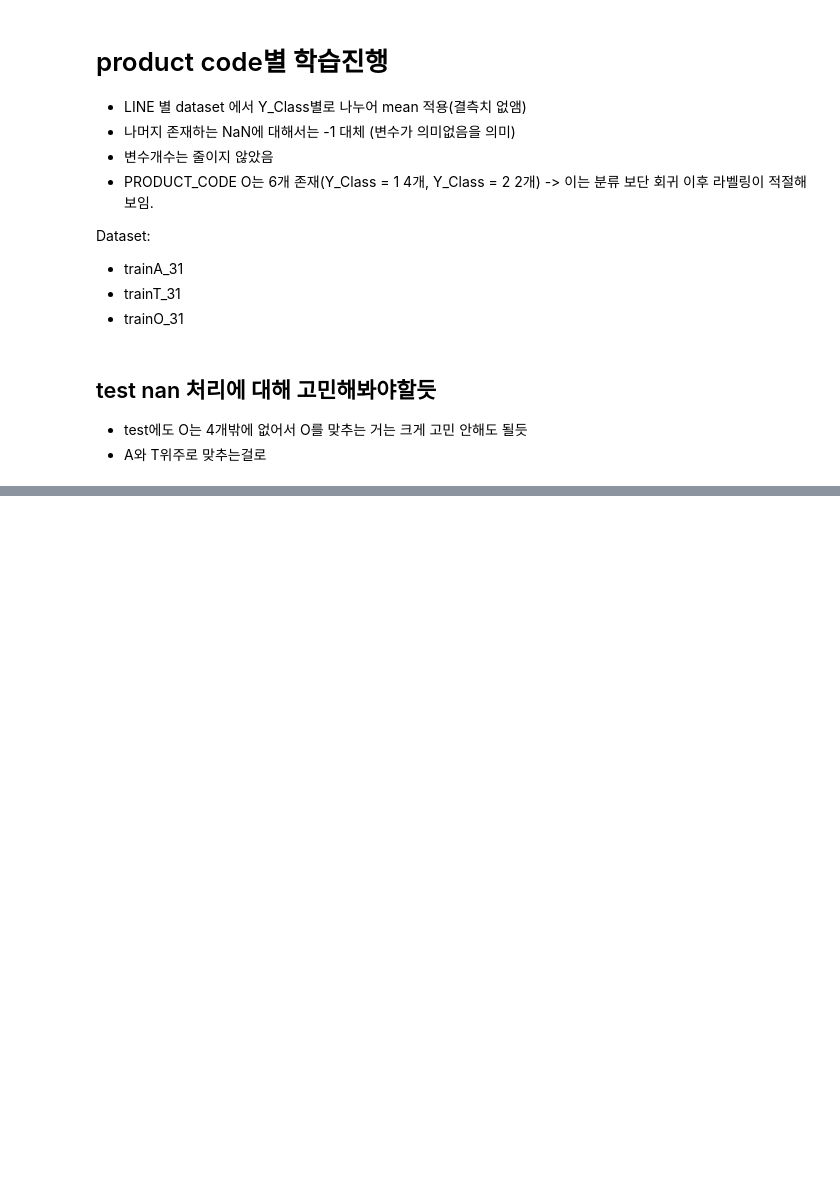
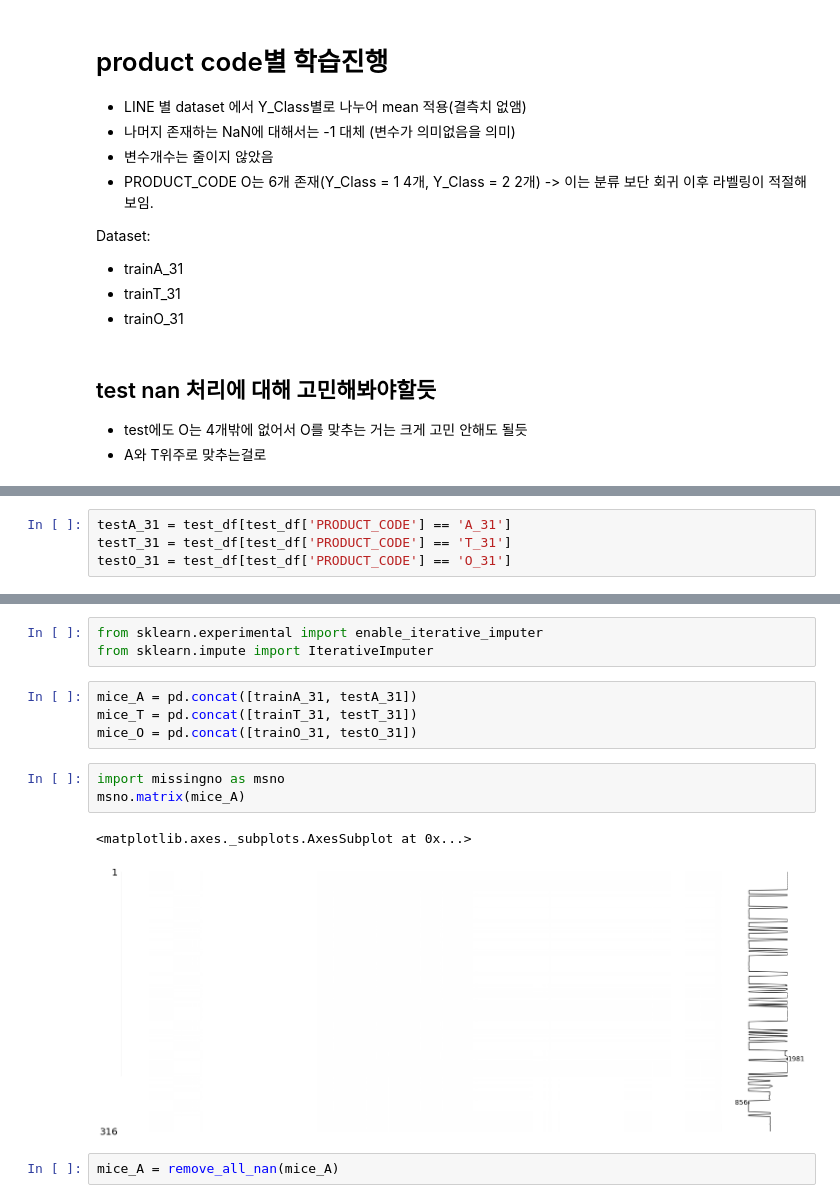
Before and after one commit to jjuhyeok/LG_Aimers2, a Jupyter notebook: EDA/배홍섭/LINE,Y_Class별 mean.ipynb, the cells around one changed output, grey strips where cells are left out. Drawn from its saved outputs; the diff is of its cells as text; blank space fills up the shorter version.

```diff
--- a/EDA/배홍섭/LINE,Y_Class별 mean.ipynb
+++ b/EDA/배홍섭/LINE,Y_Class별 mean.ipynb
@@ -560,0 +494,4 @@ test_df[test_df['PRODUCT_CODE'] == 'O_31']
+# %%
+testA_31 = test_df[test_df['PRODUCT_CODE'] == 'A_31']
+testT_31 = test_df[test_df['PRODUCT_CODE'] == 'T_31']
+testO_31 = test_df[test_df['PRODUCT_CODE'] == 'O_31']
@@ -560,0 +514,15 @@ test_df[test_df['PRODUCT_CODE'] == 'O_31']
+# %%
+from sklearn.experimental import enable_iterative_imputer
+from sklearn.impute import IterativeImputer
+# %%
+mice_A = pd.concat([trainA_31, testA_31])
+mice_T = pd.concat([trainT_31, testT_31])
+mice_O = pd.concat([trainO_31, testO_31])
+# %%
+import missingno as msno
+msno.matrix(mice_A)
+# %% [output]
+<matplotlib.axes._subplots.AxesSubplot at 0x...>
+[figure, added]
+# %%
+mice_A = remove_all_nan(mice_A)
```
Also changed, not shown: parts of 10 cells of this notebook.
